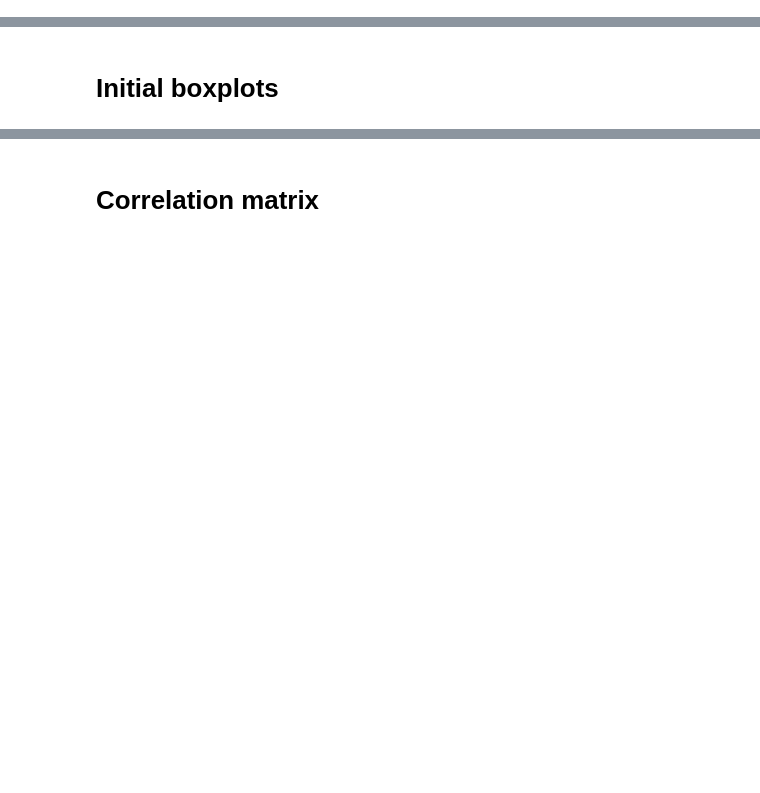
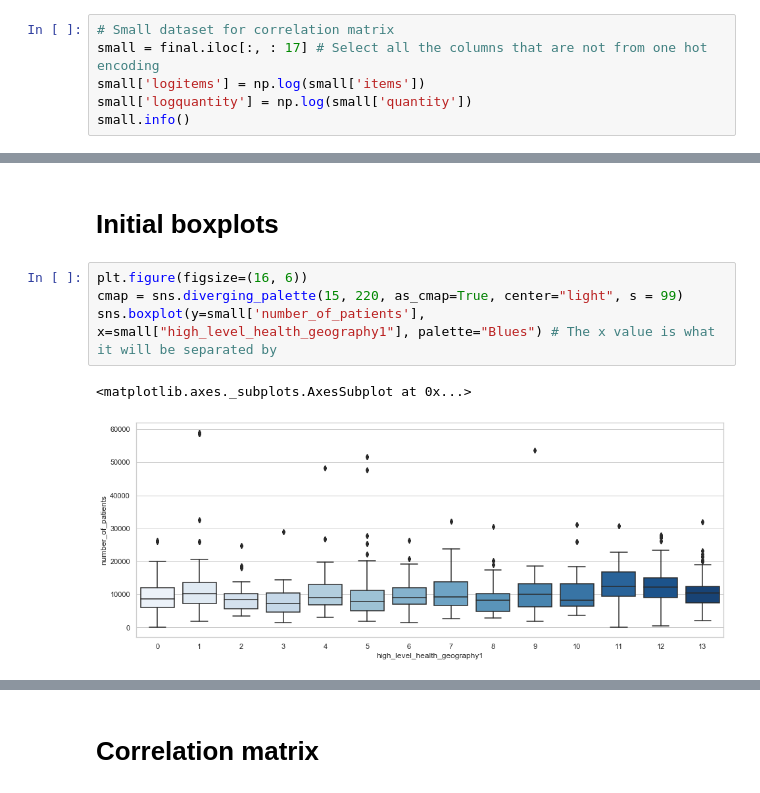
Before and after one commit to Imyyy/ML_Prescribing, a Jupyter notebook: EDA_Jupyter.ipynb, the cells around one changed output, grey strips where cells are left out. Drawn from its saved outputs; the diff is of its cells as text; blank space fills up the shorter version.

```diff
--- a/EDA_Jupyter.ipynb
+++ b/EDA_Jupyter.ipynb
@@ -15,0 +13,6 @@ print(list(final))
+# %%
+# Small dataset for correlation matrix
+small = final.iloc[:, : 17] # Select all the columns that are not from one hot encoding
+small['logitems'] = np.log(small['items'])
+small['logquantity'] = np.log(small['quantity'])
+small.info()
@@ -16,2 +37,9 @@ print(list(final))
 # %% [markdown]
 # Initial boxplots
+# %%
+plt.figure(figsize=(16, 6))
+cmap = sns.diverging_palette(15, 220, as_cmap=True, center="light", s = 99)
+sns.boxplot(y=small['number_of_patients'], x=small["high_level_health_geography1"], palette="Blues") # The x value is what it will be separated by
+# %% [output]
+<matplotlib.axes._subplots.AxesSubplot at 0x...>
+[figure, added]
```
Also changed, not shown: parts of 22 cells of this notebook.
